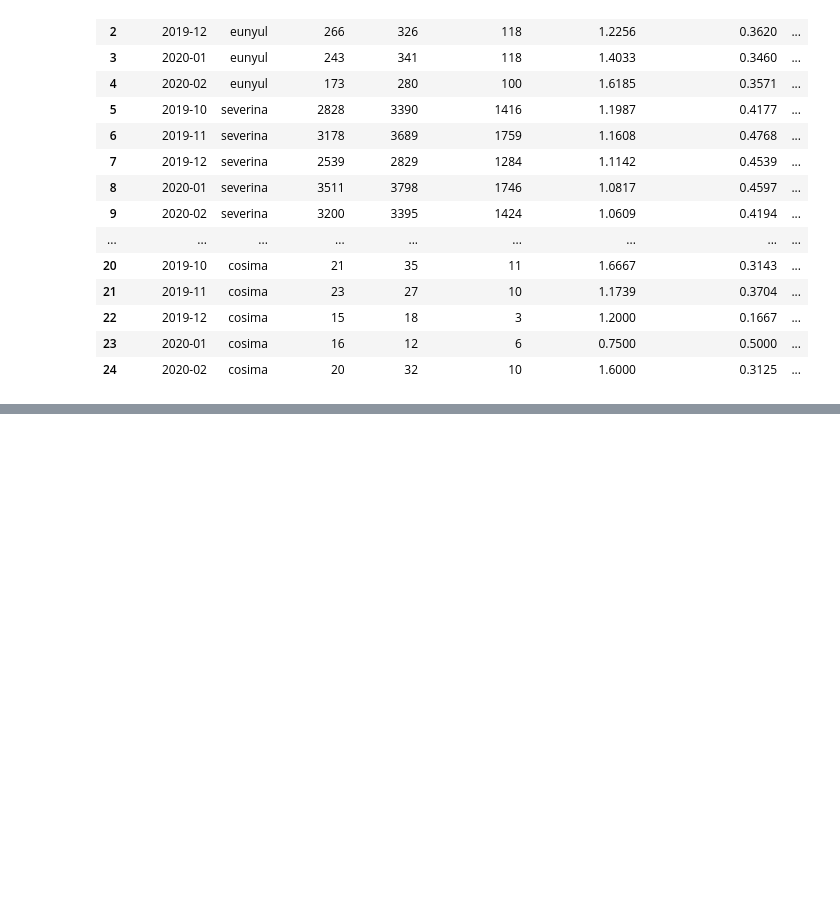
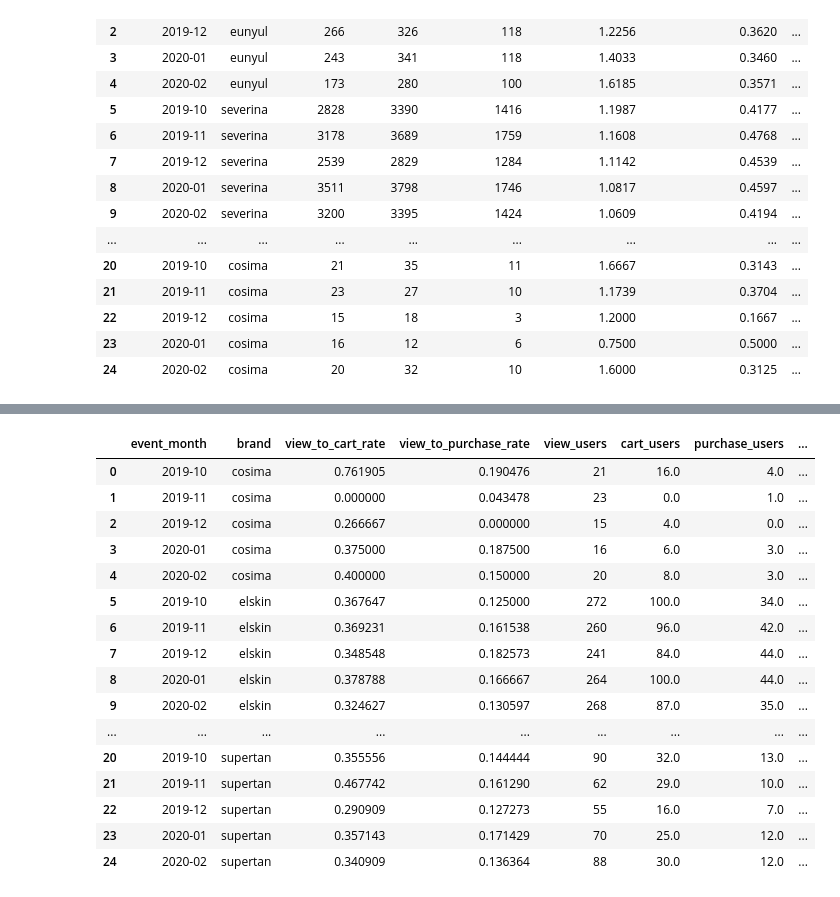
Before and after one commit to Blche/datathon_09, a Jupyter notebook: members/문세희/16_brand_funnel.ipynb, the cells around one changed output, grey strips where cells are left out. Drawn from its saved outputs; the diff is of its cells as text; code cells hidden in the pictures; blank space fills up the shorter version.

```diff
--- a/members/문세희/16_brand_funnel.ipynb
+++ b/members/문세희/16_brand_funnel.ipynb
@@ -98,0 +119,84 @@ merged.to_csv('data/13_monthly_brand_funnel.csv', index=False)
+# %%
+import pandas as pd
+
+# 분석 대상 브랜드 리스트
+target_brands = ['eunyul', 'severina', 'supertan', 'elskin', 'cosima']
+
+# 1. event_month 생성 및 대상 브랜드 필터링
+df['event_month'] = pd.to_datetime(df['event_time_moscow']).dt.to_period('M')
+filtered = df[df['brand'].isin(target_brands)].copy()
+
+# 2. 이벤트별 유저 추출 (중복 제거)
+view_df = filtered[filtered['event_type'] == 'view'][['event_month', 'brand', 'user_id']].drop_duplicates()
+cart_df = filtered[filtered['event_type'] == 'cart'][['event_month', 'brand', 'user_id']].drop_duplicates()
+purchase_df = filtered[filtered['event_type'] == 'purchase'][['event_month', 'brand', 'user_id']].drop_duplicates()
+
+# 3. view 유저 기준 퍼널 구조 생성
+funnel = view_df.copy()
+funnel['view_flag'] = 1
+
+# 4. view 유저 중 cart 여부 플래그
+funnel['to_cart'] = funnel.set_index(['event_month', 'brand', 'user_id']).index.isin(
+    cart_df.set_index(['event_month', 'brand', 'user_id']).index
+).astype(int)
+
+# 5. view 유저 중 purchase 여부 플래그
+funnel['to_purchase'] = funnel.set_index(['event_month', 'brand', 'user_id']).index.isin(
+    purchase_df.set_index(['event_month', 'brand', 'user_id']).index
+).astype(int)
+
+# 6. 전환율 계산
+conversion = (
+    funnel.groupby(['event_month', 'brand'])[['to_cart', 'to_purchase']]
+    .mean()
+    .reset_index()
+    .rename(columns={
+        'to_cart': 'view_to_cart_rate',
+        'to_purchase': 'view_to_purchase_rate'
+    })
+)
+
+# 7. 유저 수 함께 계산
+view_counts = funnel.groupby(['event_month', 'brand'])['user_id'].nunique().reset_index(name='view_users')
+cart_counts = funnel[funnel['to_cart'] == 1].groupby(['event_month', 'brand'])['user_id'].nunique().reset_index(name='cart_users')
+purchase_counts = funnel[funnel['to_purchase'] == 1].groupby(['event_month', 'brand'])['user_id'].nunique().reset_index(name='purchase_users')
+
+# 8. 병합
+final = (
+    conversion
+    .merge(view_counts, on=['event_month', 'brand'], how='left')
+    .merge(cart_counts, on=['event_month', 'brand'], how='left')
+    .merge(purchase_counts, on=['event_month', 'brand'], how='left')
+)
+
+# 9. 결측값 처리
+final[['cart_users', 'purchase_users']] = final[['cart_users', 'purchase_users']].fillna(0)
+
+# 10. 추가: cart to purchase 전환율 계산
+final['cart_to_purchase_rate'] = (
+    final['purchase_users'] / final['cart_users'].replace(0, pd.NA)
+).round(4)
+
+# 11. 보기 좋게 정렬
+final = final.sort_values(['brand', 'event_month']).reset_index(drop=True)
+
+# 12. 결과 확인
+final
+# %% [output]
+|  | event_month | brand | view_to_cart_rate | view_to_purchase_rate | view_users | cart_users | purchase_users | ... |
+| 0 | 2019-10 | cosima | 0.761905 | 0.190476 | 21 | 16.0 | 4.0 | ... |
+| 1 | 2019-11 | cosima | 0.000000 | 0.043478 | 23 | 0.0 | 1.0 | ... |
+| 2 | 2019-12 | cosima | 0.266667 | 0.000000 | 15 | 4.0 | 0.0 | ... |
+| 3 | 2020-01 | cosima | 0.375000 | 0.187500 | 16 | 6.0 | 3.0 | ... |
+| 4 | 2020-02 | cosima | 0.400000 | 0.150000 | 20 | 8.0 | 3.0 | ... |
+| 5 | 2019-10 | elskin | 0.367647 | 0.125000 | 272 | 100.0 | 34.0 | ... |
+| 6 | 2019-11 | elskin | 0.369231 | 0.161538 | 260 | 96.0 | 42.0 | ... |
+| 7 | 2019-12 | elskin | 0.348548 | 0.182573 | 241 | 84.0 | 44.0 | ... |
+| 8 | 2020-01 | elskin | 0.378788 | 0.166667 | 264 | 100.0 | 44.0 | ... |
+| 9 | 2020-02 | elskin | 0.324627 | 0.130597 | 268 | 87.0 | 35.0 | ... |
+| ... | ... | ... | ... | ... | ... | ... | ... | ... |
+| 20 | 2019-10 | supertan | 0.355556 | 0.144444 | 90 | 32.0 | 13.0 | ... |
+| 21 | 2019-11 | supertan | 0.467742 | 0.161290 | 62 | 29.0 | 10.0 | ... |
+| 22 | 2019-12 | supertan | 0.290909 | 0.127273 | 55 | 16.0 | 7.0 | ... |
+| 23 | 2020-01 | supertan | 0.357143 | 0.171429 | 70 | 25.0 | 12.0 | ... |
+| 24 | 2020-02 | supertan | 0.340909 | 0.136364 | 88 | 30.0 | 12.0 | ... |
```
Also changed, not shown: parts of 9 cells of this notebook, 4 other files.
